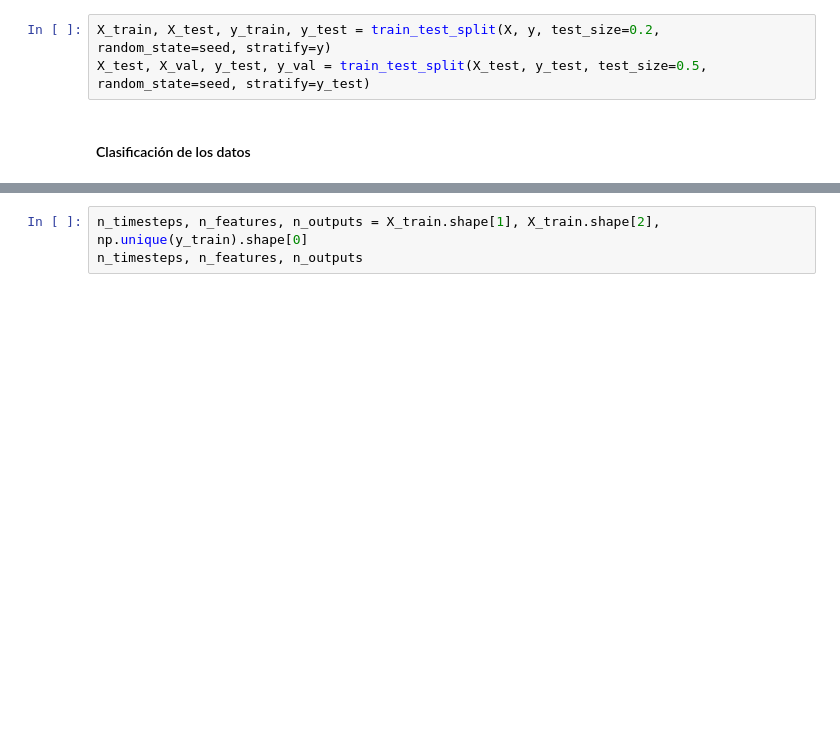
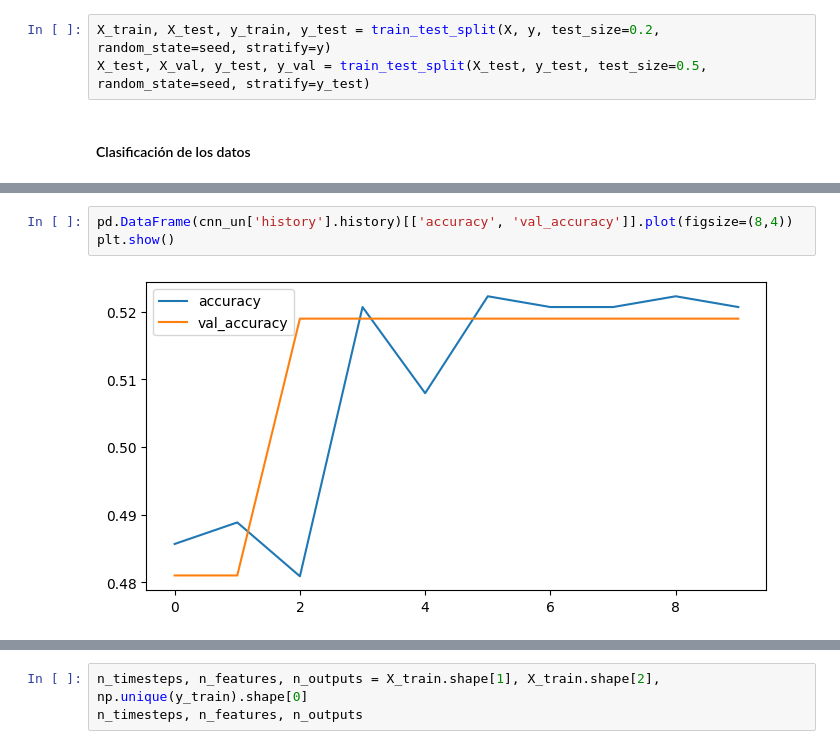
Before and after one commit to judith-ale/proyecto_modulo1, a Jupyter notebook: ProyectoModulo1_RabagoJ_MartinezC_VelicaX.ipynb, the cells around one changed output, grey strips where cells are left out. Cells and saved outputs as stored; diff of their text form; blank space fills up the shorter version.

```diff
--- a/ProyectoModulo1_RabagoJ_MartinezC_VelicaX.ipynb
+++ b/ProyectoModulo1_RabagoJ_MartinezC_VelicaX.ipynb
@@ -854,0 +922,5 @@ from sklearn.metrics import classification_report, confusion_matrix
+# %%
+pd.DataFrame(cnn_un['history'].history)[['accuracy', 'val_accuracy']].plot(figsize=(8,4))
+plt.show()
+# %% [output]
+[figure, added]
```
Also changed, not shown: parts of 22 cells of this notebook.
